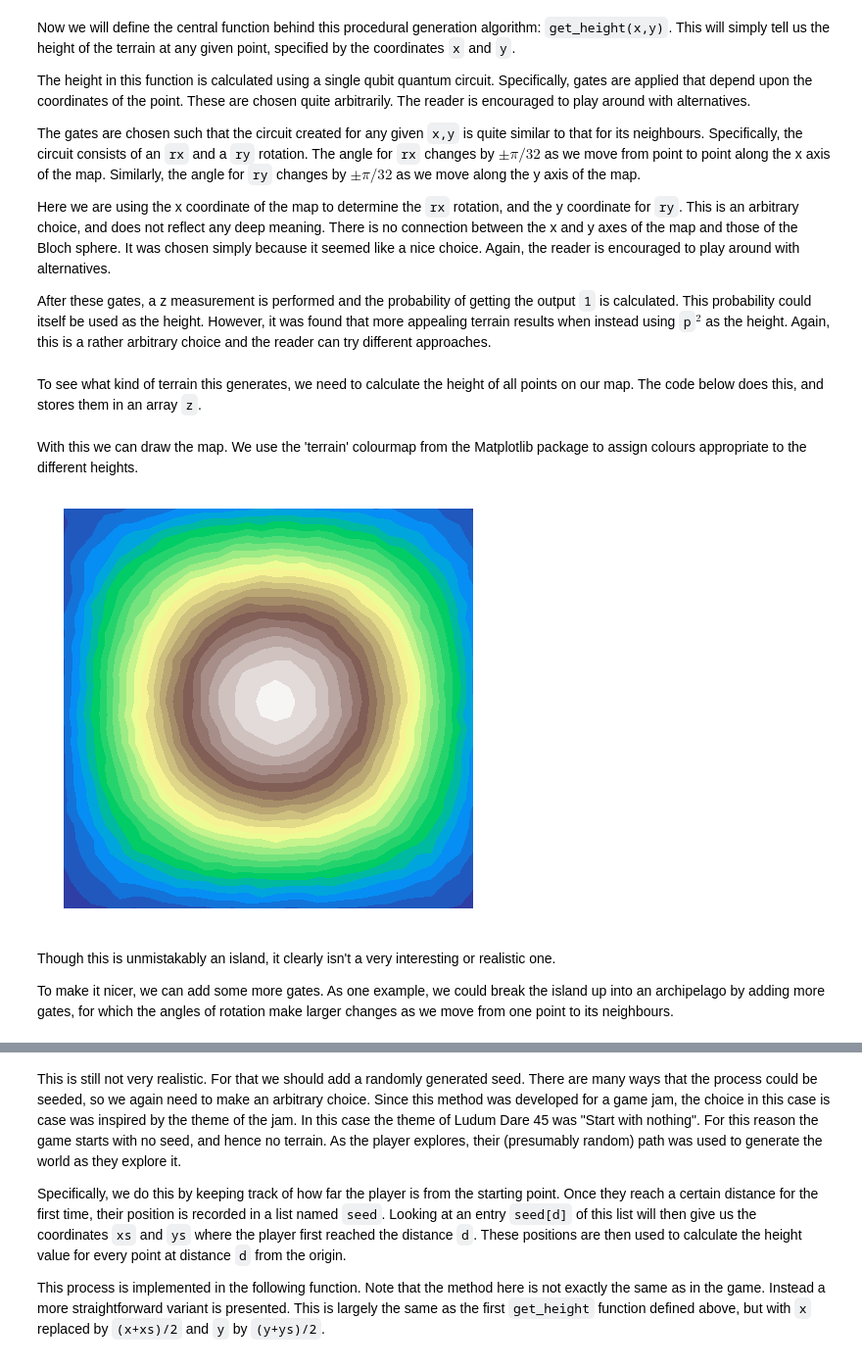
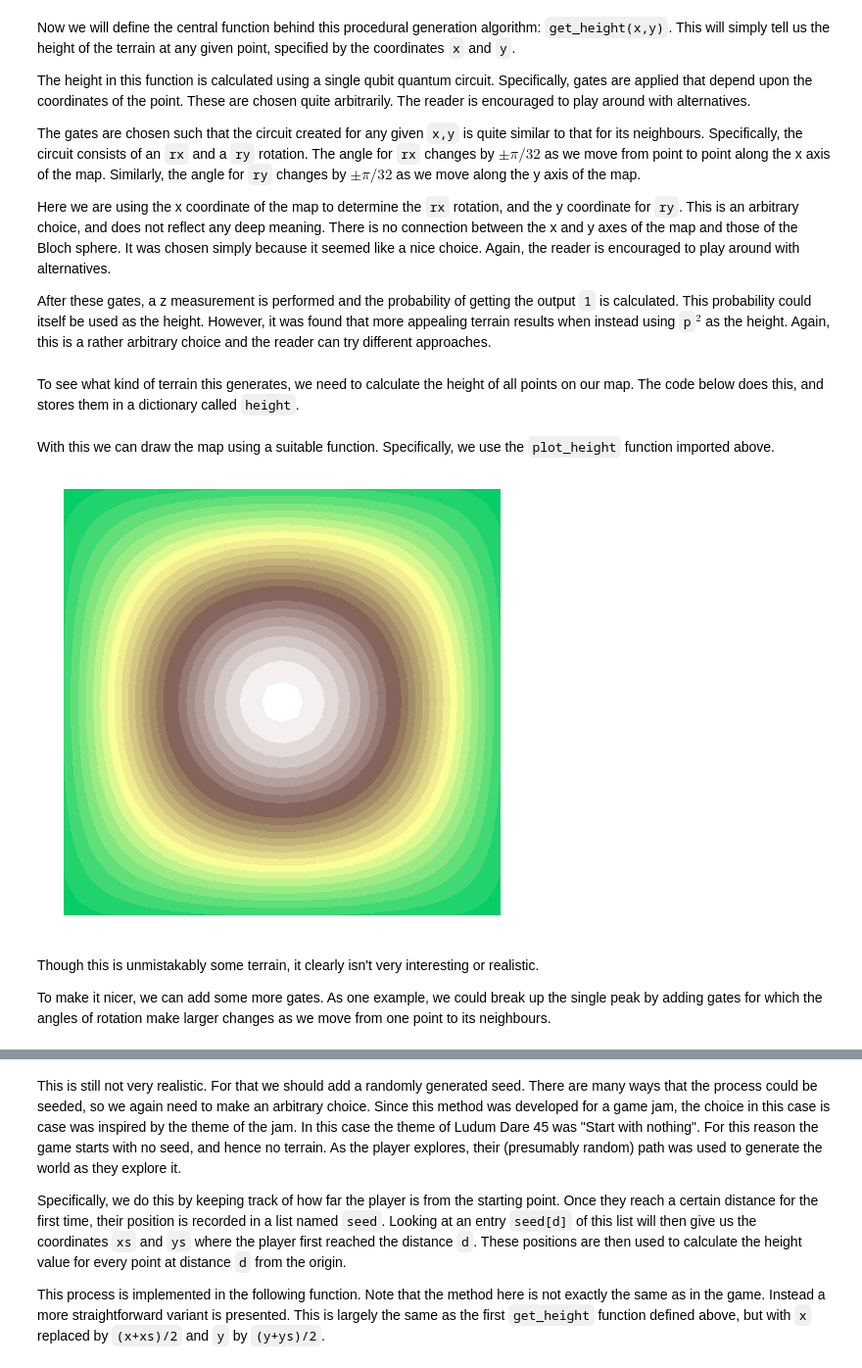
Before and after one commit to quantumjim/blog, a Jupyter notebook: Quantum_Procedural_Generation/2_SingleQubit.ipynb, the cells around one changed output, grey strips where cells are left out. Shown: that part at 98% size. Cells and saved outputs as stored; diff of their text form; code cells hidden in the pictures.

```diff
--- a/Quantum_Procedural_Generation/2_SingleQubit.ipynb
+++ b/Quantum_Procedural_Generation/2_SingleQubit.ipynb
@@ -425,7 +430,7 @@ Here we are using the x coordinate of the map to determine the `rx` rotation, an
 
 After these gates, a z measurement is performed and the probability of getting the output `1` is calculated. This probability could itself be used as the height. However, it was found that more appealing terrain results when instead using `p`$^2$ as the height. Again, this is a rather arbitrary choice and the reader can try different approaches.
 # %%
-def get_height(x,y):
+def get_height_temp_1(x,y):
 
     qc = QuantumCircuit(1,1)
 
@@ -440,33 +445,30 @@ def get_height(x,y):
 
     # determine the probability of a 1
     try:
-        p = execute(qc,Aer.get_backend('qasm_simulator'),shots=10000).result().get_counts()['1']/1000
+        p = simulate(qc,get='counts',shots=10000)['1']/10000
+        # the corresponding command in standard Qiskit is
+        #p = execute(qc,Aer.get_backend('qasm_simulator'),shots=10000).result().get_counts()['1']/10000
     except:
         p = 0
 
     # return p^2 as the height
     return p**2
 # %% [markdown]
-To see what kind of terrain this generates, we need to calculate the height of all points on our map. The code below does this, and stores them in an array `z`.
+To see what kind of terrain this generates, we need to calculate the height of all points on our map. The code below does this, and stores them in a dictionary called `height`.
 # %%
-z = [ [get_height(x,y) for x in range(-L,L)] for y in range(-L,L) ]
+height = {}
+for x in range(-L,L+1):
+    for y in range(-L,L+1):
+        height[x,y] = get_height_temp_1(x,y)
-# %% [markdown]
-With this we can draw the map. We use the 'terrain' colourmap from the Matplotlib package to assign colours appropriate to the different heights.
-# %%
-def plot_z(z,L):
-
-    fig, ax = plt.subplots()
-    fig.set_size_inches(L/2,L/2)
-    cs = ax.contourf(z,25,cmap=cm.get_cmap('terrain'))
-    plt.axis('off')
-    plt.show()
-
-plot_z(z,L)
-# %% [output]
-[figure, removed]
+# %% [markdown]
+With this we can draw the map using a suitable function. Specifically, we use the `plot_height` function imported above.
+# %%
+plot_height(height)
+# %% [output]
+[figure, added]
 # %% [markdown]
-Though this is unmistakably an island, it clearly isn't a very interesting or realistic one.
+Though this is unmistakably some terrain, it clearly isn't very interesting or realistic.
 
-To make it nicer, we can add some more gates. As one example, we could break the island up into an archipelago by adding more gates, for which the angles of rotation make larger changes as we move from one point to its neighbours.
+To make it nicer, we can add some more gates. As one example, we could break up the single peak by adding gates for which the angles of rotation make larger changes as we move from one point to its neighbours.
 # %%
 # a redefinition of the `get_height` function
```
Also changed, not shown: parts of 30 cells of this notebook, 11 other files.
